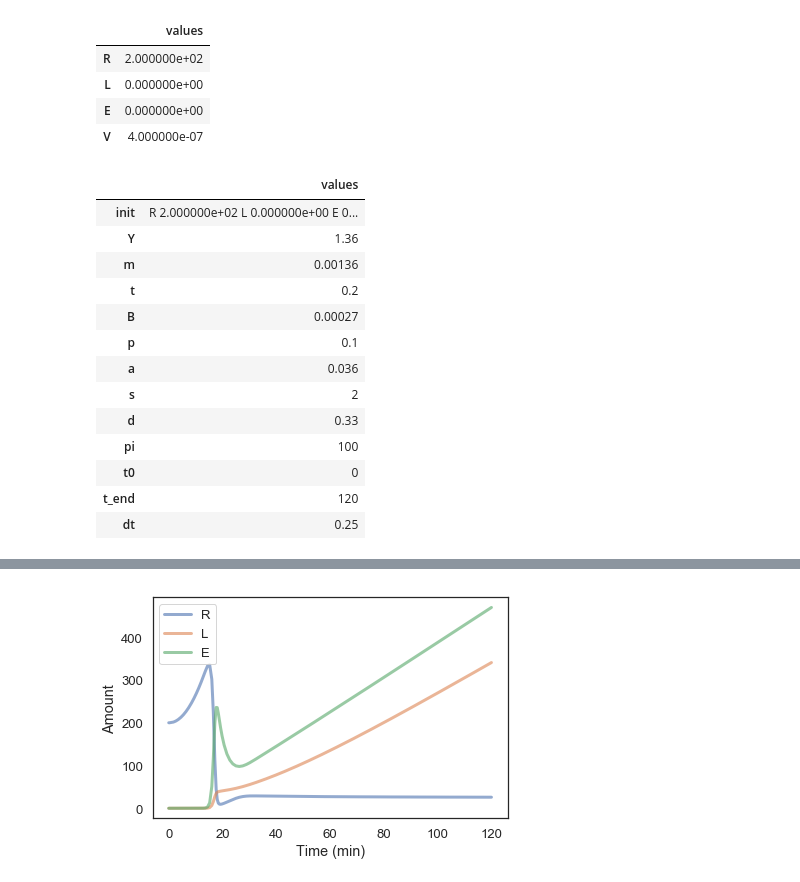
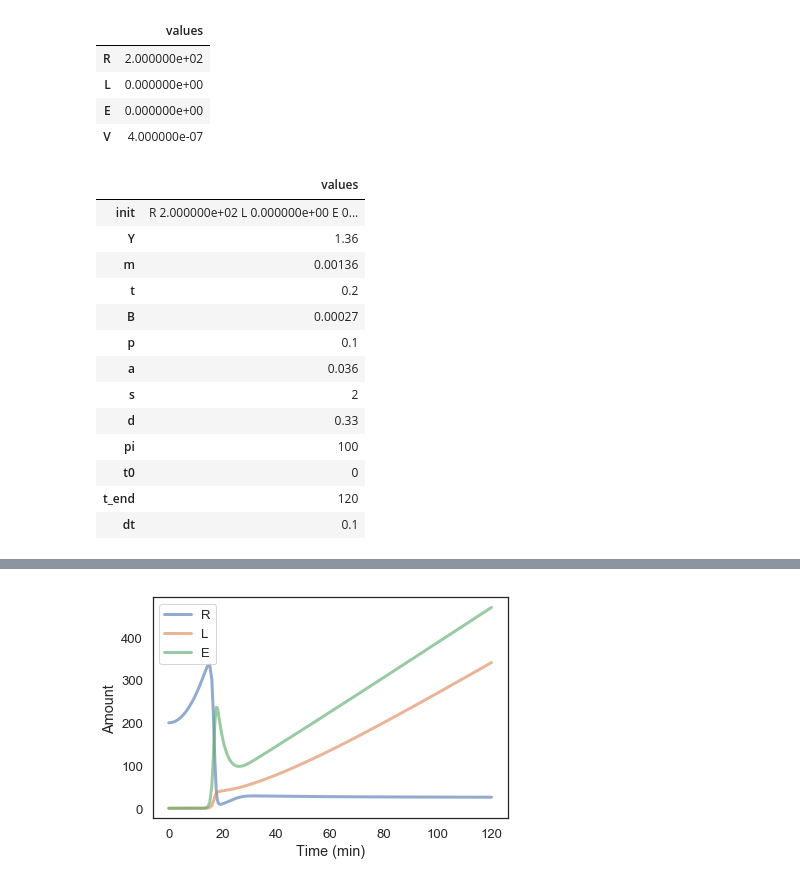
Before and after one commit to JAmontague/ModSimPy, a Jupyter notebook: code/HIVModel.ipynb, the cells around one changed output, grey strips where cells are left out. Saved outputs shown, nothing was run; the diff lists cells and outputs as text; code cells hidden in the pictures.

```diff
--- a/code/HIVModel.ipynb
+++ b/code/HIVModel.ipynb
@@ -16,22 +16,22 @@ init = State(R=200 , L=0 , E=0 , V=4e-7)
 | E | 0.000000e+00 |
 | V | 4.000000e-07 |
 # %%
-ststem = System(init=init, Y=1.36 , m=.00136 , t=.2 , B=.00027 , p=.1 , a=.036 , s=2 , d=0.33 , pi=100 , t0 = 0 , t_end = 120, dt=.25)
+system = System(init=init, Y=1.36 , m=.00136 , t=.2 , B=.00027 , p=.1 , a=.036 , s=2 , d=0.33 , pi=100 , t0 = 0 , t_end = 120, dt=.1)
 # %% [output]
 |  | values |
 | init | R 2.000000e+02 L 0.000000e+00 E 0... |
 | Y | 1.36 |
 | m | 0.00136 |
 | t | 0.2 |
 | B | 0.00027 |
 | p | 0.1 |
 | a | 0.036 |
 | s | 2 |
 | d | 0.33 |
 | pi | 100 |
 | t0 | 0 |
 | t_end | 120 |
-| dt | 0.25 |
+| dt | 0.1 |
 # %%
 def update_func(state, t, system):
 
```
Also changed, not shown: parts of 4 cells of this notebook.
